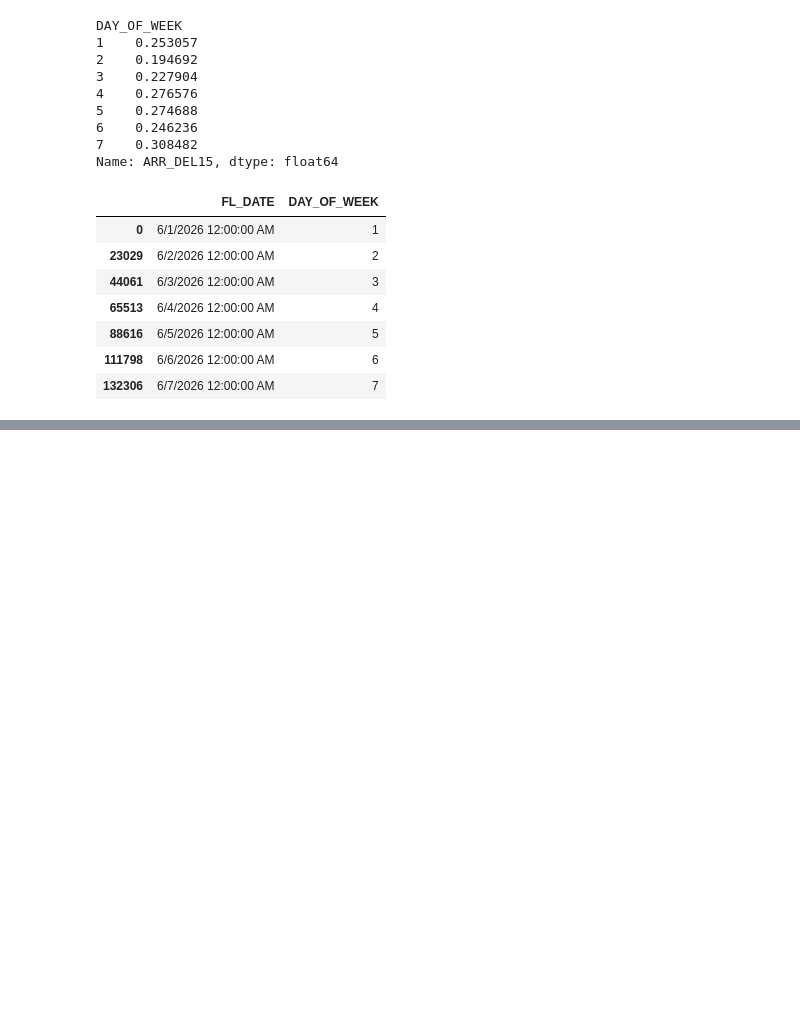
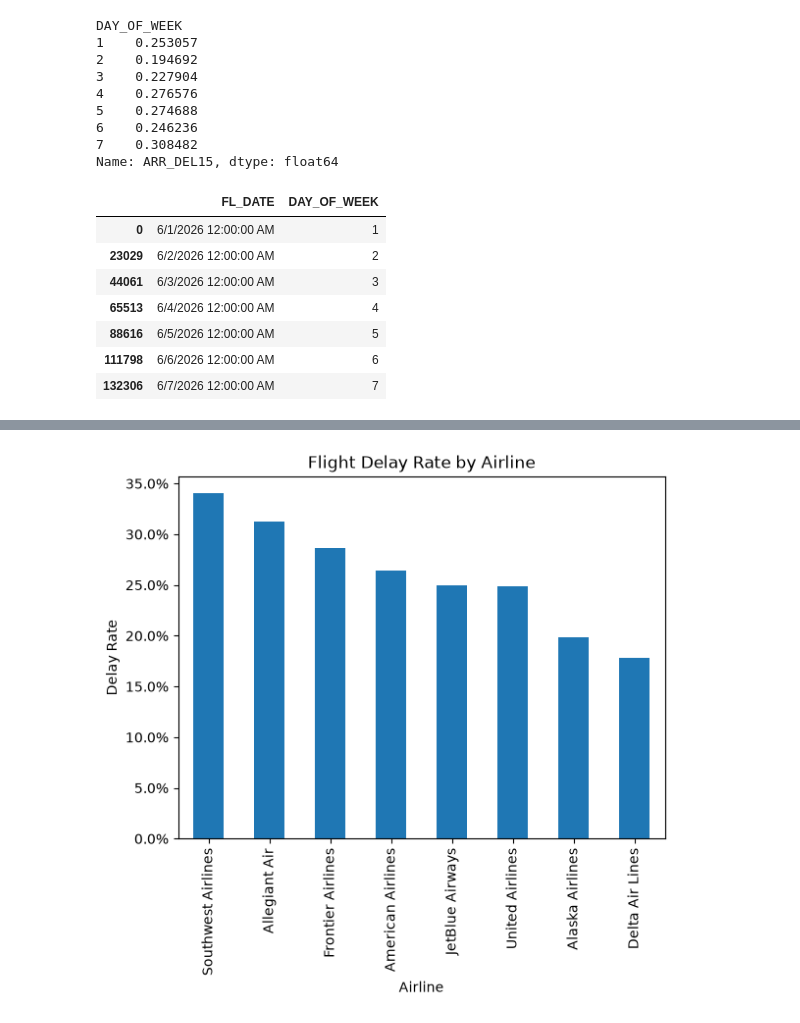
Before and after one commit to JessicaBrantley/flight-delay-prediction, a Jupyter notebook: notebooks/01_data_exploration.ipynb, the cells around one changed output, grey strips where cells are left out. Cells and saved outputs as stored; diff of their text form; code cells hidden in the pictures; blank space fills up the shorter version.

```diff
--- a/notebooks/01_data_exploration.ipynb
+++ b/notebooks/01_data_exploration.ipynb
@@ -259,0 +295,3 @@ df_clean[["FL_DATE", "DAY_OF_WEEK"]].drop_duplicates().head(7)
+# %%
+delay_by_airline = df_clean.groupby("MKT_UNIQUE_CARRIER")["ARR_DEL15"].mean().sort_values(ascending=False)
+delay_by_airline
@@ -259,0 +309,5 @@ df_clean[["FL_DATE", "DAY_OF_WEEK"]].drop_duplicates().head(7)
+# %%
+airline_names = {
+    "AA": "American Airlines", "AS":  "Alaska Airlines", "B6":  "JetBlue Airways", "DL":  "Delta Air Lines",
+    "F9": "Frontier Airlines", "G4":  "Allegiant Air", "UA":  "United Airlines", "WN": "Southwest Airlines"
+}
@@ -259,0 +325,19 @@ df_clean[["FL_DATE", "DAY_OF_WEEK"]].drop_duplicates().head(7)
+# %%
+from matplotlib.ticker import PercentFormatter
+
+delay_by_airline.plot(kind="bar")
+
+plt.gca().yaxis.set_major_formatter(PercentFormatter(1))
+
+plt.xticks(
+    range(8),
+    [airline_names[code] for code in delay_by_airline.index]
+)
+
+plt.ylabel("Delay Rate")
+plt.xlabel("Airline")
+plt.title("Flight Delay Rate by Airline")
+
+plt.show()
+# %% [output]
+[figure, added]
```
Also changed, not shown: parts of 22 cells of this notebook.
